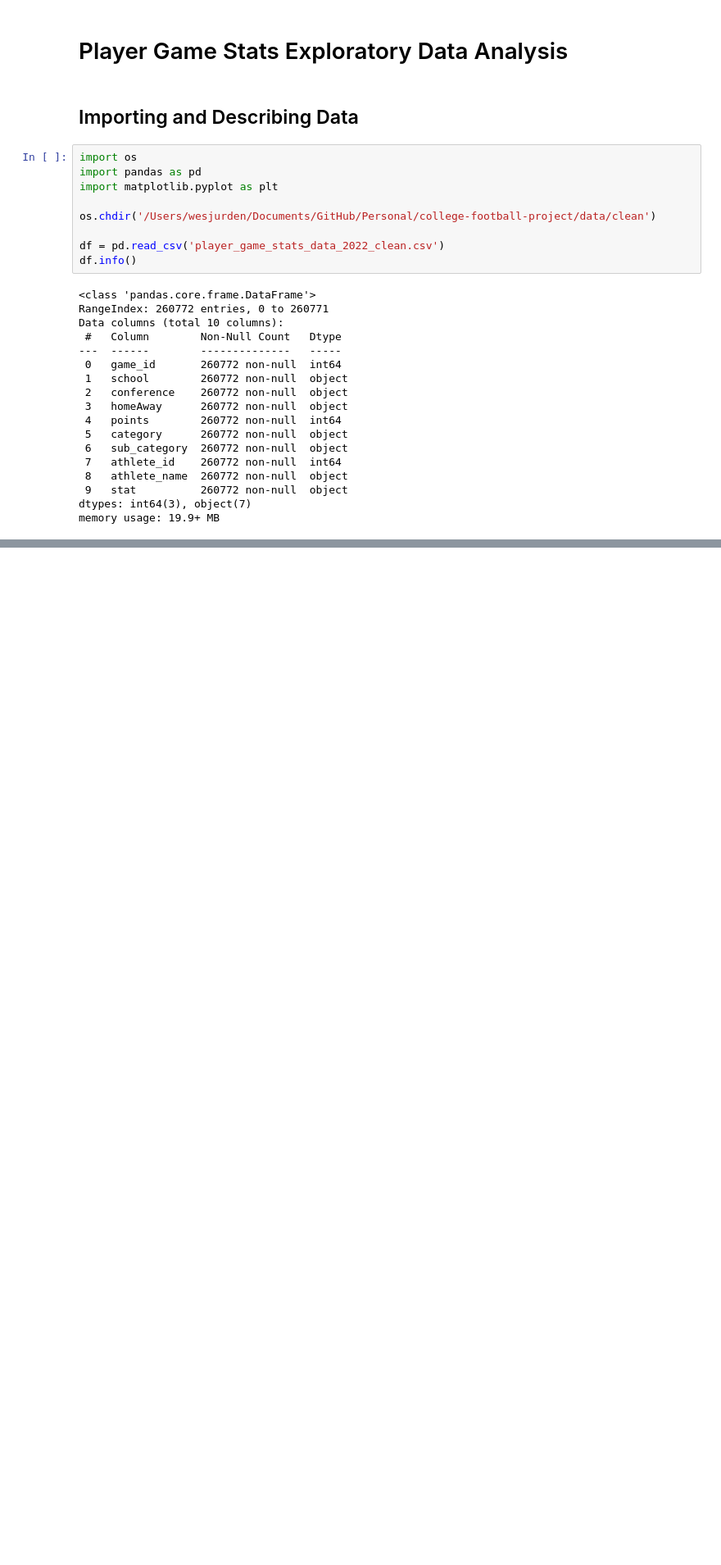
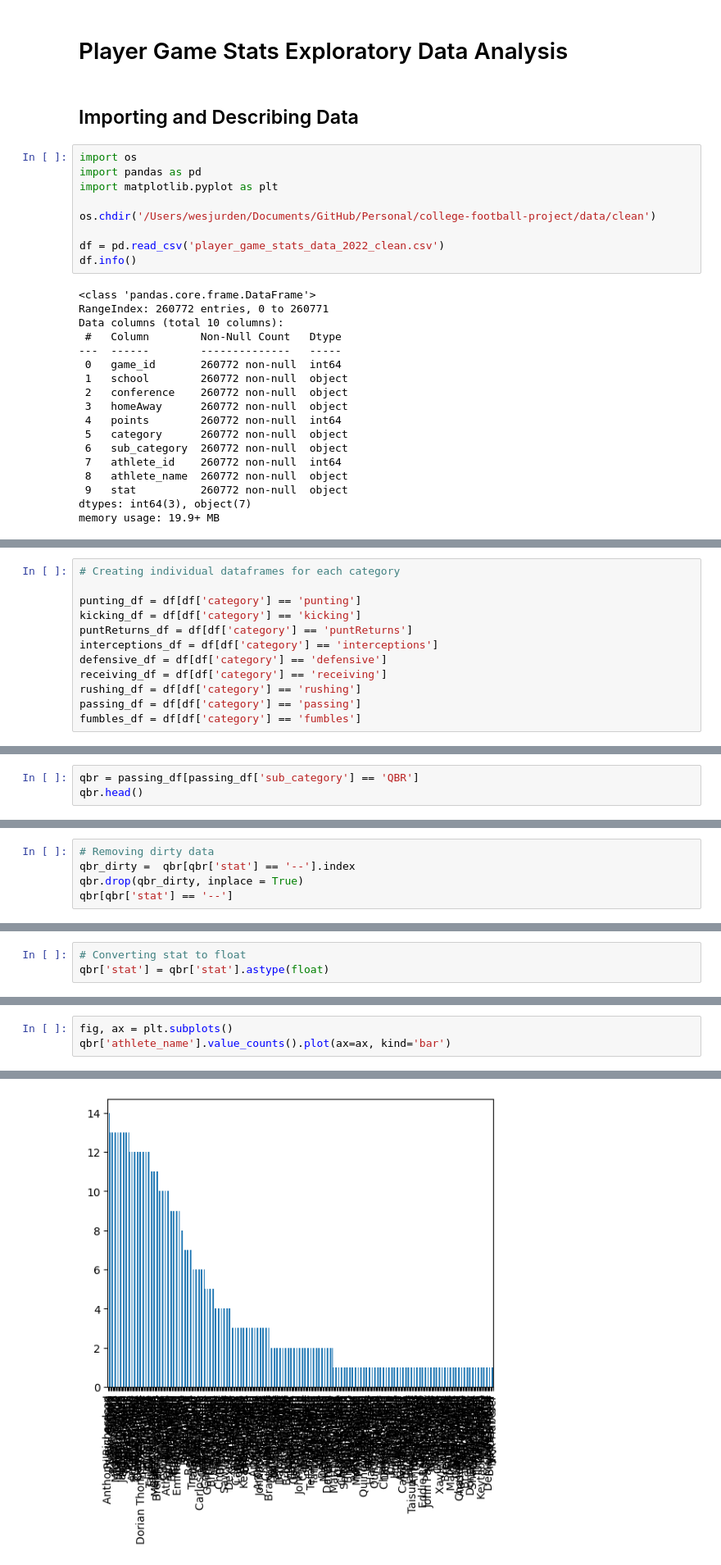
Before and after one commit to wjurden/college-football-project, a Jupyter notebook: code/eda/player_game_stats_eda.ipynb, the cells around one changed output, grey strips where cells are left out. Shown at 82% size. Cells and saved outputs as stored; diff of their text form; blank space fills up the shorter version.

Commit message:
Update player_game_stats_eda.ipynb
Performing some EDA on these data. However, there are some duplicates, so need to work on removing these in the clean file

```diff
--- a/code/eda/player_game_stats_eda.ipynb
+++ b/code/eda/player_game_stats_eda.ipynb
@@ -71,0 +42,12 @@ It appears that home teams have a slight advantage vs. away teams as their distr
+# %%
+# Creating individual dataframes for each category
+
+punting_df = df[df['category'] == 'punting']
+kicking_df = df[df['category'] == 'kicking']
+puntReturns_df = df[df['category'] == 'puntReturns']
+interceptions_df = df[df['category'] == 'interceptions']
+defensive_df = df[df['category'] == 'defensive']
+receiving_df = df[df['category'] == 'receiving']
+rushing_df = df[df['category'] == 'rushing']
+passing_df = df[df['category'] == 'passing']
+fumbles_df = df[df['category'] == 'fumbles']
@@ -71,0 +114,3 @@ It appears that home teams have a slight advantage vs. away teams as their distr
+# %%
+qbr = passing_df[passing_df['sub_category'] == 'QBR']
+qbr.head()
@@ -71,0 +140,5 @@ It appears that home teams have a slight advantage vs. away teams as their distr
+# %%
+# Removing dirty data
+qbr_dirty =  qbr[qbr['stat'] == '--'].index
+qbr.drop(qbr_dirty, inplace = True)
+qbr[qbr['stat'] == '--']
@@ -71,0 +151,3 @@ It appears that home teams have a slight advantage vs. away teams as their distr
+# %%
+# Converting stat to float
+qbr['stat'] = qbr['stat'].astype(float)
@@ -71,0 +182,4 @@ It appears that home teams have a slight advantage vs. away teams as their distr
+# %%
+fig, ax = plt.subplots()
+qbr['athlete_name'].value_counts().plot(ax=ax, kind='bar')
+# %% [output]
@@ -71,0 +187 @@ It appears that home teams have a slight advantage vs. away teams as their distr
+[figure, added]
```
Also changed, not shown: parts of 33 cells of this notebook.
